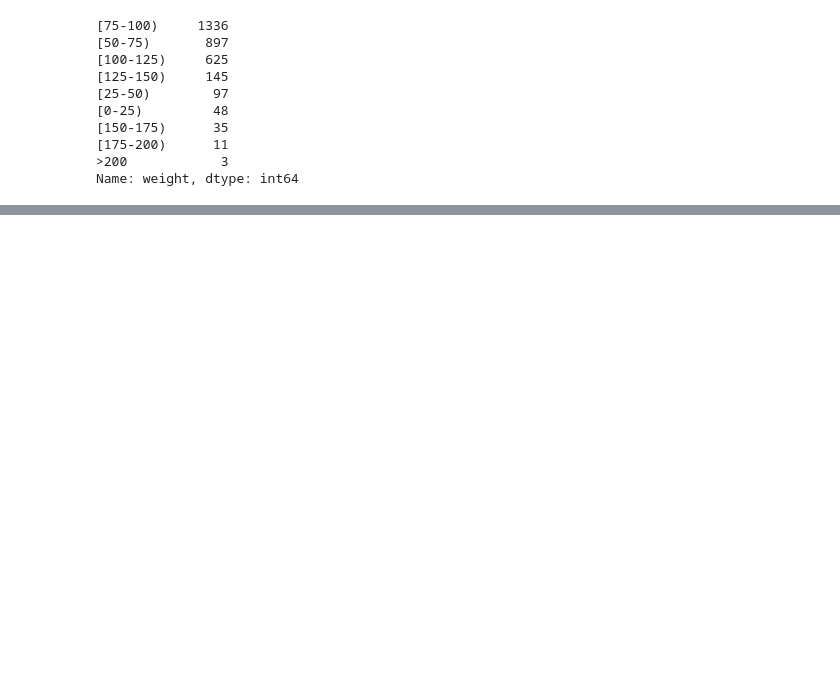
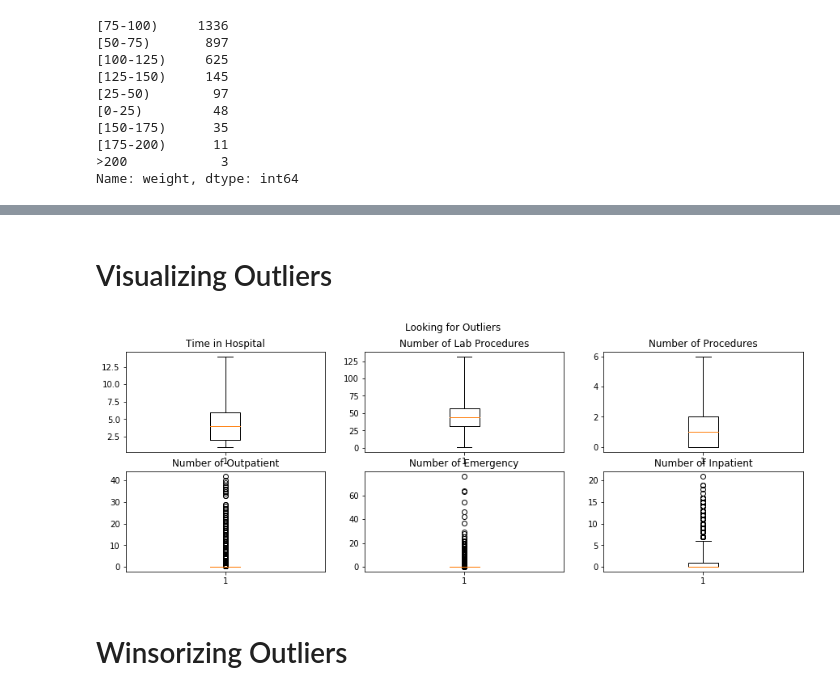
Before and after one commit to thinkful-dsi-axolotl/student_pair_work, a Jupyter notebook: farooq_christy_brian/Diabetes_Dataset_Pair.ipynb, the cells around one changed output, grey strips where cells are left out. Saved outputs shown, nothing was run; the diff lists cells and outputs as text; code cells hidden in the pictures; blank space fills up the shorter version.

```diff
--- a/farooq_christy_brian/Diabetes_Dataset_Pair.ipynb
+++ b/farooq_christy_brian/Diabetes_Dataset_Pair.ipynb
@@ -163,3 +158,5 @@ df2.weight.value_counts()
 [175-200)      11
 >200            3
 Name: weight, dtype: int64
+# %%
+df2 = df2.drop(columns = ['weight', 'payer_code', 'medical_specialty', 'encounter_id', 'patient_nbr'])
@@ -165,0 +180,3 @@ Name: weight, dtype: int64
+# %%
+df3 = df2.fillna(df2.mean())
+df3.head()
@@ -165,0 +191,35 @@ Name: weight, dtype: int64
+# %% [markdown]
+# Visualizing Outliers
+# %%
+plt.figure(figsize = (15,5))
+
+plt.subplot(2,3,1)
+plt.boxplot(df3['time_in_hospital'], whis = 5)
+plt.title('Time in Hospital')
+
+plt.subplot(2,3,2)
+plt.boxplot(df3['num_lab_procedures'], whis = 5)
+plt.title('Number of Lab Procedures')
+
+plt.subplot(2,3,3)
+plt.boxplot(df3['num_procedures'], whis = 5)
+plt.title('Number of Procedures')
+
+plt.subplot(2,3,4)
+plt.boxplot(df3['number_outpatient'], whis = 5)
+plt.title('Number of Outpatient')
+
+plt.subplot(2,3,5)
+plt.boxplot(df3['number_emergency'], whis = 5)
+plt.title('Number of Emergency')
+
+plt.subplot(2,3,6)
+plt.boxplot(df3['number_inpatient'], whis = 5)
+plt.title('Number of Inpatient')
+
+plt.suptitle('Looking for Outliers')
+plt.show()
+# %% [output]
+[figure, added]
+# %% [markdown]
+# Winsorizing Outliers
```
Also changed, not shown: parts of 18 cells of this notebook.
